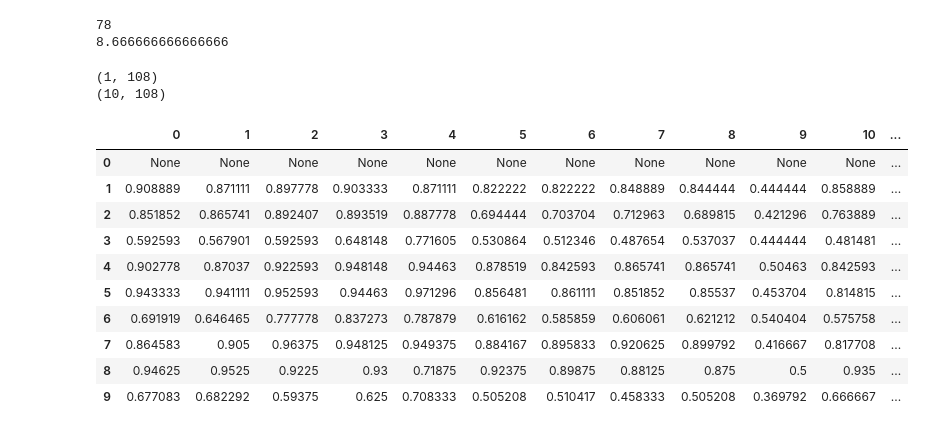
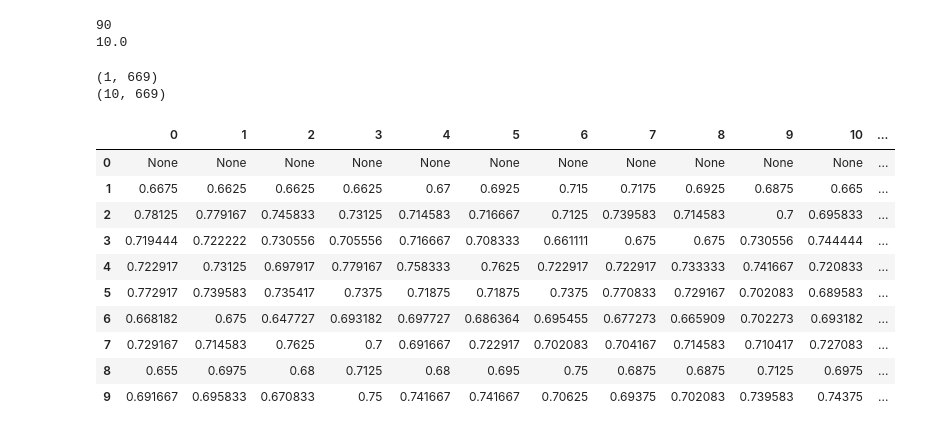
Before and after one commit to JuliaAlmaLuna/InnerSpeechEEGDecoding, a Jupyter notebook: makeTables.ipynb, the cells around one changed output. Saved outputs shown, nothing was run; the diff lists cells and outputs as text; code cells hidden in the pictures.

```diff
--- a/makeTables.ipynb
+++ b/makeTables.ipynb
@@ -1,24 +1,30 @@
 # %%
 import glob
 # This file should run basically insta fast. Bad coding for sure
+# There is a place where i sometimes comment out lin/rbf/sigmoid stuff
+# Dont do that, it really helps for some subjects.
+# Anything. Leave only linear. For fast testing of best features
+# But dont do that either.
+
 genSavePath = "F:/PythonProjects/NietoExcercise-1/SavedResults/"
-day = "07" # Which month and days result you want to visualize in table
+day = "08" # Which month and days result you want to visualize in table
 month = 11
-repetitionValue = 35
-repetitionName =  "udiplotAda3" #  "udrlBC30comma005ada"  #  "udrlBC4CVTest" #
-#
+
+repetitionValue = 52
+repetitionName =   "udrliplotnoAda4"   # "udrliplotnoAda3"  #  "udrlBC4CVTest" #
+#  "udrliplotnoAda3hyperparams"
 repetitionString = f"{repetitionValue}{repetitionName}"
 curSavePath = f"{genSavePath}{day}-{month}-{repetitionString}/"
 savedResults = glob.glob(curSavePath + "savedBestSeed*")
 
 skipSubjects = []
 onlySignificant = True
-minAcc = 0.2
+minAcc = 0.1
 print(len(savedResults))
 print(len(savedResults)/9)
 # %% [output]
-78
-8.666666666666666
+90
+10.0
 # %%
 import pandas as pd
 from array import ArrayType
@@ -73,10 +79,12 @@ for s, subject in enumerate(results):
                 if ares > 0.98:
                     ares = 0.99
                 akernel = aResults2[2]
-                if "lin" in akernel:
-                    continue
-                if "sig" in akernel:
-                    continue
+
+
+                # if "lin" in akernel:
+                #     continue
+                # if "sig" in akernel:
+                #     continue
                 aC = round(aResults2[3], 2)
 
                 if aName not in nameDict:
@@ -169,6 +177,8 @@ nrOfSubjects = np.zeros(nrOfCombination)
 
 topTen = []
 topThreeAllSubjects = []
+nameArray = np.array(list(nameDict))
+topPerFeature = np.zeros([10, len(nameDict)])
 lowestTopRes = [0, 0]
 for subNr, cResult in enumerate(combinationResult):
     topThreeThisSubject = []
@@ -182,6 +192,11 @@ for subNr, cResult in enumerate(combinationResult):
             comboTotal[0, res[0]] = comboTotal[0, res[0]] + res[1]
             nrOfSubjects[res[0]] += 1
             subjectResultArray[subNr, res[0]] = res[1]
+
+            comboName = list(nameDict.keys())[combinationList[res[0]][0]]
+            nameIndex = np.where(nameArray == comboName)[0][0]
+            if res[1] > topPerFeature[subNr, nameIndex]:
+                topPerFeature[subNr, nameIndex] = res[1]
 
             if len(topTen) < 10 or topTen[0][0] < res[1]:
 
@@ -211,44 +226,44 @@ for subNr, cResult in enumerate(combinationResult):
     if len(topThreeThisSubject)>0:
         topThreeAllSubjects.append(topThreeThisSubject)
 # Print the table!
 comboAverage = comboAverage / nrOfSubjects
 print(comboAverage.shape)
 print(subjectResultArray.shape)
 pd.set_option("display.max_columns", None)
 
 # For loop through zip of headers and columns,
 # If column has all values == None, Remove column and header.
 subjectResultArray = np.array(subjectResultArray)
 emptyCols = []
 atleastOneEmpty = False
 for hcol, in zip(headers):
     if all(subjectResultArray[:,hcol] == None):
         atleastOneEmpty = True
         emptyCols.append(hcol)
 if atleastOneEmpty:
     subjectResultArray = np.delete(subjectResultArray, np.array(emptyCols),1)
     headers = np.delete(headers, np.array(emptyCols),0)
     comboAverage = np.delete(comboAverage, np.array(emptyCols),1)
     comboTotal = np.delete(comboTotal, np.array(emptyCols),1)
     nrOfSubjects = np.delete(nrOfSubjects, np.array(emptyCols),0)
 
 
 table = pd.DataFrame(subjectResultArray, columns=headers)
 display(table)
 # %% [output]
-(1, 108)
-(10, 108)
+(1, 669)
+(10, 669)
 |  | 0 | 1 | 2 | 3 | 4 | 5 | 6 | 7 | 8 | 9 | 10 | ... |
 | 0 | None | None | None | None | None | None | None | None | None | None | None | ... |
-| 1 | 0.908889 | 0.871111 | 0.897778 | 0.903333 | 0.871111 | 0.822222 | 0.822222 | 0.848889 | 0.844444 | 0.444444 | 0.858889 | ... |
-| 2 | 0.851852 | 0.865741 | 0.892407 | 0.893519 | 0.887778 | 0.694444 | 0.703704 | 0.712963 | 0.689815 | 0.421296 | 0.763889 | ... |
-| 3 | 0.592593 | 0.567901 | 0.592593 | 0.648148 | 0.771605 | 0.530864 | 0.512346 | 0.487654 | 0.537037 | 0.444444 | 0.481481 | ... |
-| 4 | 0.902778 | 0.87037 | 0.922593 | 0.948148 | 0.94463 | 0.878519 | 0.842593 | 0.865741 | 0.865741 | 0.50463 | 0.842593 | ... |
-| 5 | 0.943333 | 0.941111 | 0.952593 | 0.94463 | 0.971296 | 0.856481 | 0.861111 | 0.851852 | 0.85537 | 0.453704 | 0.814815 | ... |
-| 6 | 0.691919 | 0.646465 | 0.777778 | 0.837273 | 0.787879 | 0.616162 | 0.585859 | 0.606061 | 0.621212 | 0.540404 | 0.575758 | ... |
-| 7 | 0.864583 | 0.905 | 0.96375 | 0.948125 | 0.949375 | 0.884167 | 0.895833 | 0.920625 | 0.899792 | 0.416667 | 0.817708 | ... |
-| 8 | 0.94625 | 0.9525 | 0.9225 | 0.93 | 0.71875 | 0.92375 | 0.89875 | 0.88125 | 0.875 | 0.5 | 0.935 | ... |
-| 9 | 0.677083 | 0.682292 | 0.59375 | 0.625 | 0.708333 | 0.505208 | 0.510417 | 0.458333 | 0.505208 | 0.369792 | 0.666667 | ... |
+| 1 | 0.6675 | 0.6625 | 0.6625 | 0.6625 | 0.67 | 0.6925 | 0.715 | 0.7175 | 0.6925 | 0.6875 | 0.665 | ... |
+| 2 | 0.78125 | 0.779167 | 0.745833 | 0.73125 | 0.714583 | 0.716667 | 0.7125 | 0.739583 | 0.714583 | 0.7 | 0.695833 | ... |
+| 3 | 0.719444 | 0.722222 | 0.730556 | 0.705556 | 0.716667 | 0.708333 | 0.661111 | 0.675 | 0.675 | 0.730556 | 0.744444 | ... |
+| 4 | 0.722917 | 0.73125 | 0.697917 | 0.779167 | 0.758333 | 0.7625 | 0.722917 | 0.722917 | 0.733333 | 0.741667 | 0.720833 | ... |
+| 5 | 0.772917 | 0.739583 | 0.735417 | 0.7375 | 0.71875 | 0.71875 | 0.7375 | 0.770833 | 0.729167 | 0.702083 | 0.689583 | ... |
+| 6 | 0.668182 | 0.675 | 0.647727 | 0.693182 | 0.697727 | 0.686364 | 0.695455 | 0.677273 | 0.665909 | 0.702273 | 0.693182 | ... |
+| 7 | 0.729167 | 0.714583 | 0.7625 | 0.7 | 0.691667 | 0.722917 | 0.702083 | 0.704167 | 0.714583 | 0.710417 | 0.727083 | ... |
+| 8 | 0.655 | 0.6975 | 0.68 | 0.7125 | 0.68 | 0.695 | 0.75 | 0.6875 | 0.6875 | 0.7125 | 0.6975 | ... |
+| 9 | 0.691667 | 0.695833 | 0.670833 | 0.75 | 0.741667 | 0.741667 | 0.70625 | 0.69375 | 0.702083 | 0.739583 | 0.74375 | ... |
 # %%
 x = 0
 
```
Also changed, not shown: parts of 9 cells of this notebook, 6 other files.
